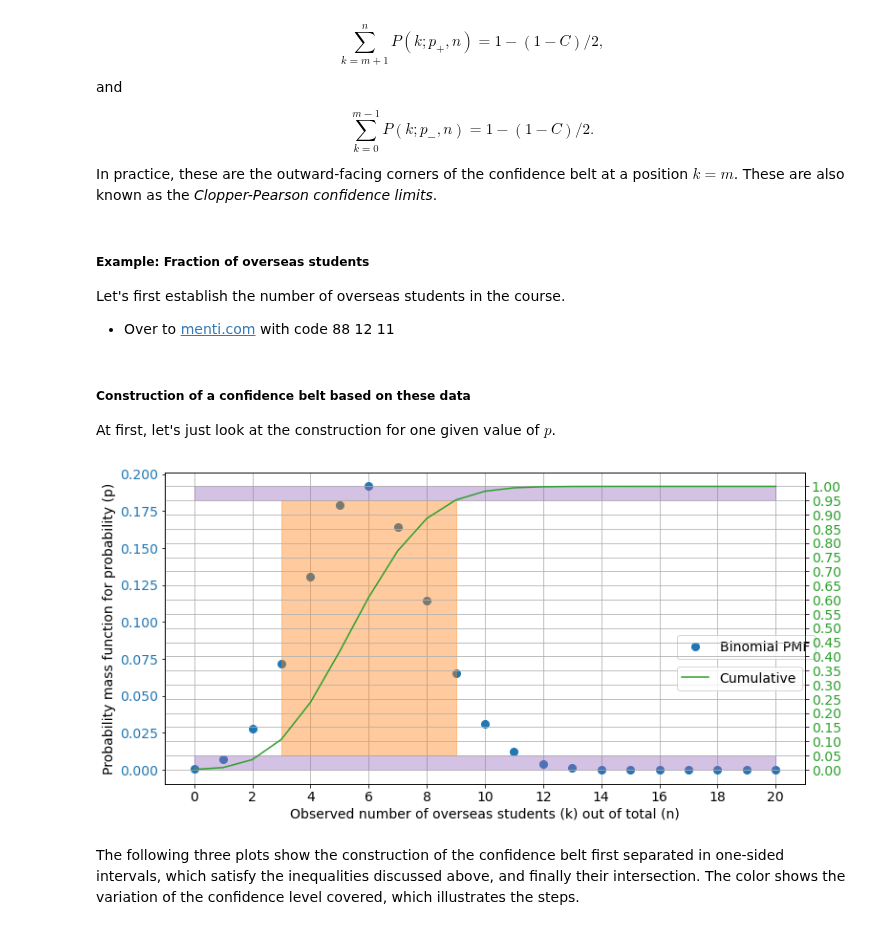
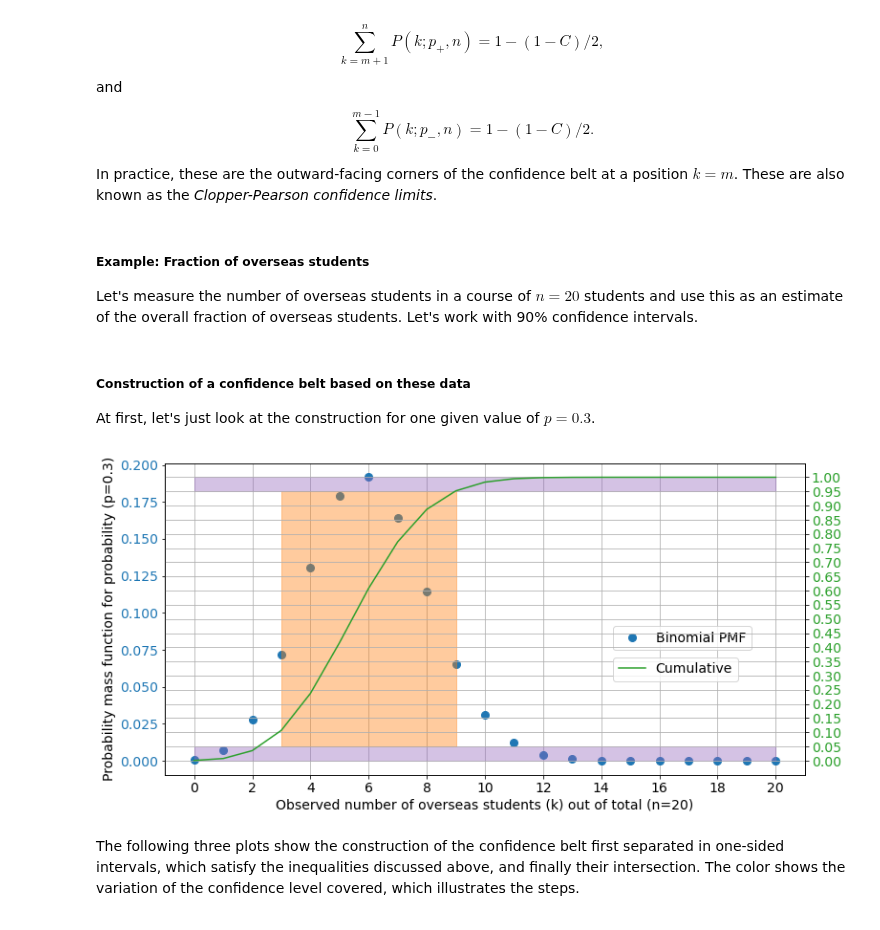
Before and after one commit to bretonr/intro_data_science, a Jupyter notebook: Chapter 9/Chapter 9.ipynb, the cells around one changed output. Cells and saved outputs as stored; diff of their text form; code cells hidden in the pictures.

```diff
--- a/Chapter 9/Chapter 9.ipynb
+++ b/Chapter 9/Chapter 9.ipynb
@@ -320,16 +383,14 @@ and
 $$\sum_{k=0}^{m-1}P(k;p_-,n)= 1-(1-C)/2.$$
 
 In practice, these are the outward-facing corners of the confidence belt at a position $k=m$. These are also known as the _Clopper-Pearson confidence limits_.
-# %% [markdown]
-##### Example: Fraction of overseas students
-
-Let's first establish the number of overseas students in the course.
-
-- Over to <a href="https://www.menti.com">menti.com</a> with code 88 12 11
+# %% [markdown]
+##### Example: Fraction of overseas students
+
+Let's measure the number of overseas students in a course of $n=20$ students and use this as an estimate of the overall fraction of overseas students. Let's work with 90% confidence intervals.
 # %% [markdown]
 ##### Construction of a confidence belt based on these data
 
-At first, let's just look at the construction for one given value of $p$.
+At first, let's just look at the construction for one given value of $p=0.3$.
 # %%
 nStudents = 20
 nOverseas = 3
@@ -356,38 +417,38 @@ else: x_low += 1
 
 # prepare two plots with common x axis
 fig,ax1 = plt.subplots(figsize=(12,6))
 ax1.set_xticks(x[0::2])
 ax2 = ax1.twinx()
 
 # draw two bands indicating the excluded part of the confidence level
 pp = PatchCollection([Rectangle((0,0),n,limlow),Rectangle((0,limhigh),n,limlow)],alpha=0.4, color='tab:purple')
 
 # draw a rectangle indicating the selected confidence interval
 pp2 = PatchCollection([Rectangle((x_low,limlow),x_high-x_low,cl)],alpha=0.4, color='tab:orange')
 
 # add these to the plot
 ax2.add_collection(pp)
 ax2.add_collection(pp2)
 
 # plot the probability distribution
 ax1.plot(x,probs, 'bo', ms=8, label='Binomial PMF', color='tab:blue')
 ax1.tick_params(axis='y', labelcolor='tab:blue')
-ax1.legend(loc=[0.8,0.4])
+ax1.legend(loc=[0.7,0.4])
 
 # plot the cumulative integral
 ax2.plot(x,ints, '-', ms=8, label='Cumulative', color='tab:green')
 ax2.tick_params(axis='y', labelcolor='tab:green')
-ax2.legend(loc=[0.8,0.3])
+ax2.legend(loc=[0.7,0.3])
 
 # plot optics
 ax2.set_yticks([x/20. for x in range(21)])
 ax1.grid(which='both',axis='x')
 ax2.grid(which='major',axis='y')
-ax1.set_xlabel('Observed number of overseas students (k) out of total (n)')
-ax1.set_ylabel('Probability mass function for probability (p)')
+ax1.set_xlabel('Observed number of overseas students (k) out of total (n=20)')
+ax1.set_ylabel('Probability mass function for probability (p=0.3)')
 plt.show()
 # %% [output]
-[figure, old version]
+[figure, new version]
 # %% [markdown]
 The following three plots show the construction of the confidence belt first separated in one-sided intervals, which satisfy the inequalities discussed above, and finally their intersection.
 The color shows the variation of the confidence level covered, which illustrates the steps.
```
Also changed, not shown: parts of 14 cells of this notebook, 3 other files.
